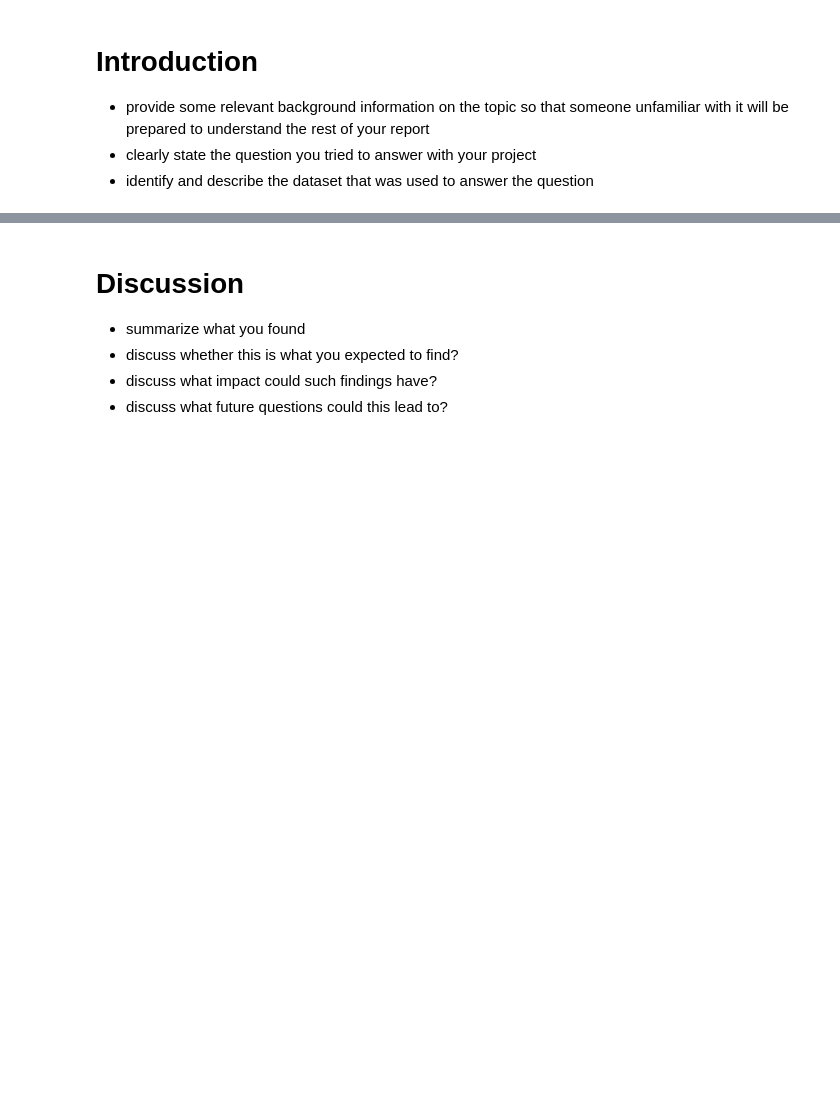
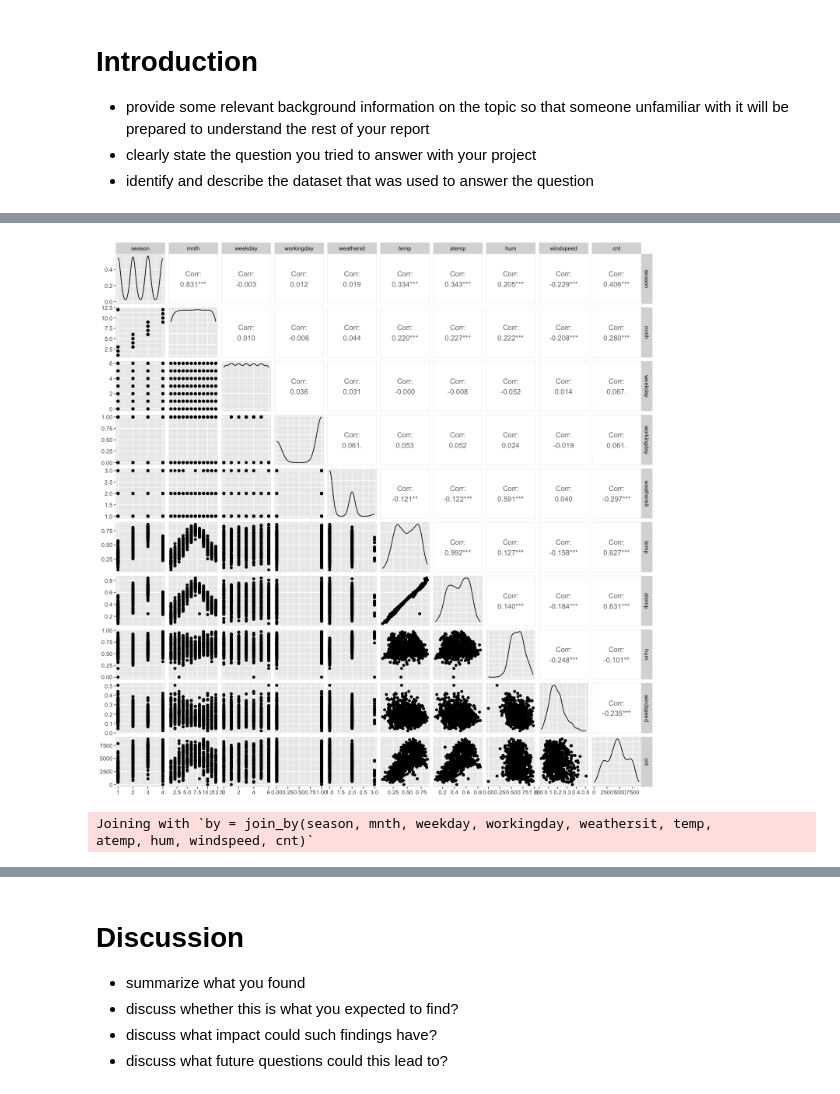
Before and after one commit to DSCI-310-2023/dsci-310-group-6, a Jupyter notebook: analysis.ipynb, the cells around one changed output, grey strips where cells are left out. Drawn from its saved outputs; the diff is of its cells as text; code cells hidden in the pictures; blank space fills up the shorter version.

```diff
--- a/analysis.ipynb
+++ b/analysis.ipynb
@@ -36,3 +78,7 @@ A data.frame: 6 × 17
 
 
 note: all tables and figure should have a figure/table number and a legend
+# %%
+data <- read.csv("data/day.csv", header = T)|>
+        select(-instant, -dteday, -yr, -holiday, -casual, -registered)
+head(data)
@@ -38,0 +95,11 @@ note: all tables and figure should have a figure/table number and a legend
+# %%
+options(repr.plot.width = 12, repr.plot.height = 12)
+ggpairs(data)
+# %% [output]
+[figure, added]
+# %%
+training <- sample_n(data, nrow(data)*0.8, replace = FALSE)
+testing <- anti_join(data, training)
+# %% [output]
+Joining with `by = join_by(season, mnth, weekday, workingday, weathersit, temp,
+atemp, hum, windspeed, cnt)`
```
Also changed, not shown: parts of 10 cells of this notebook.
